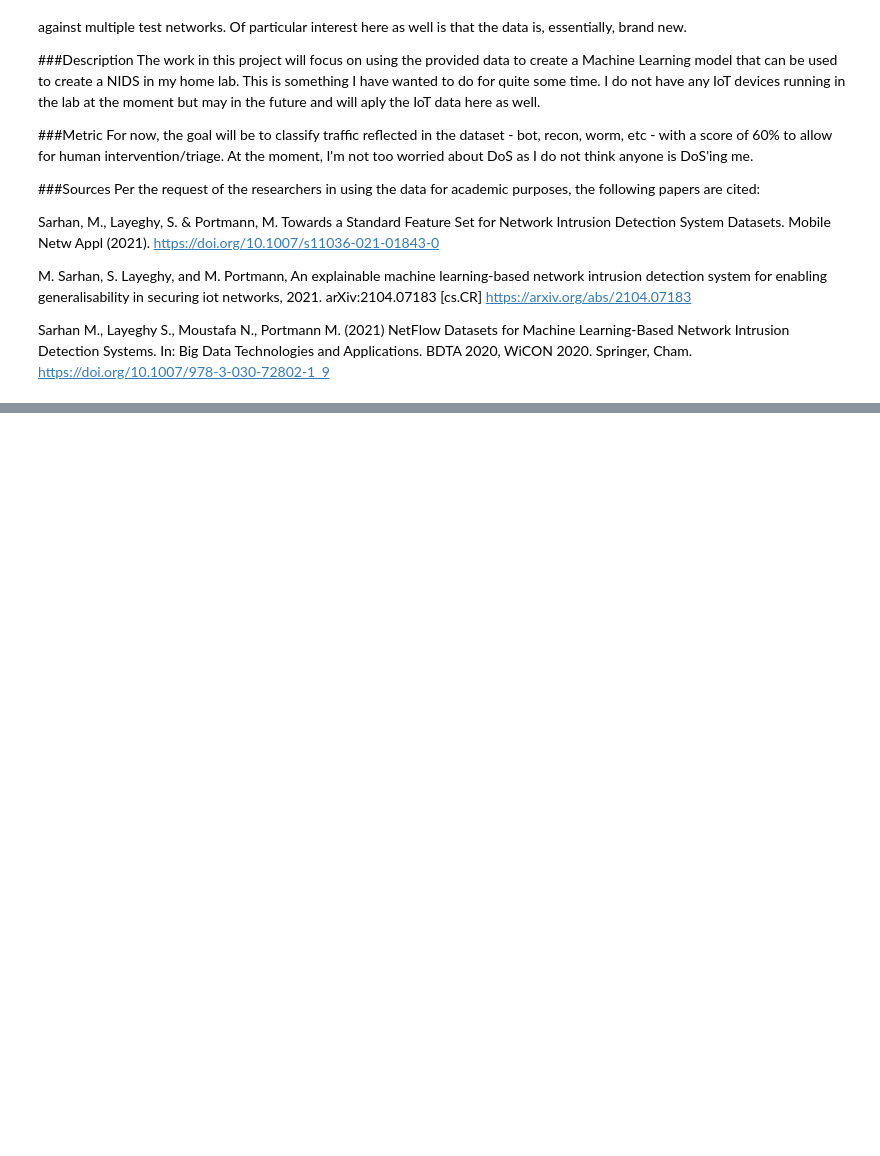
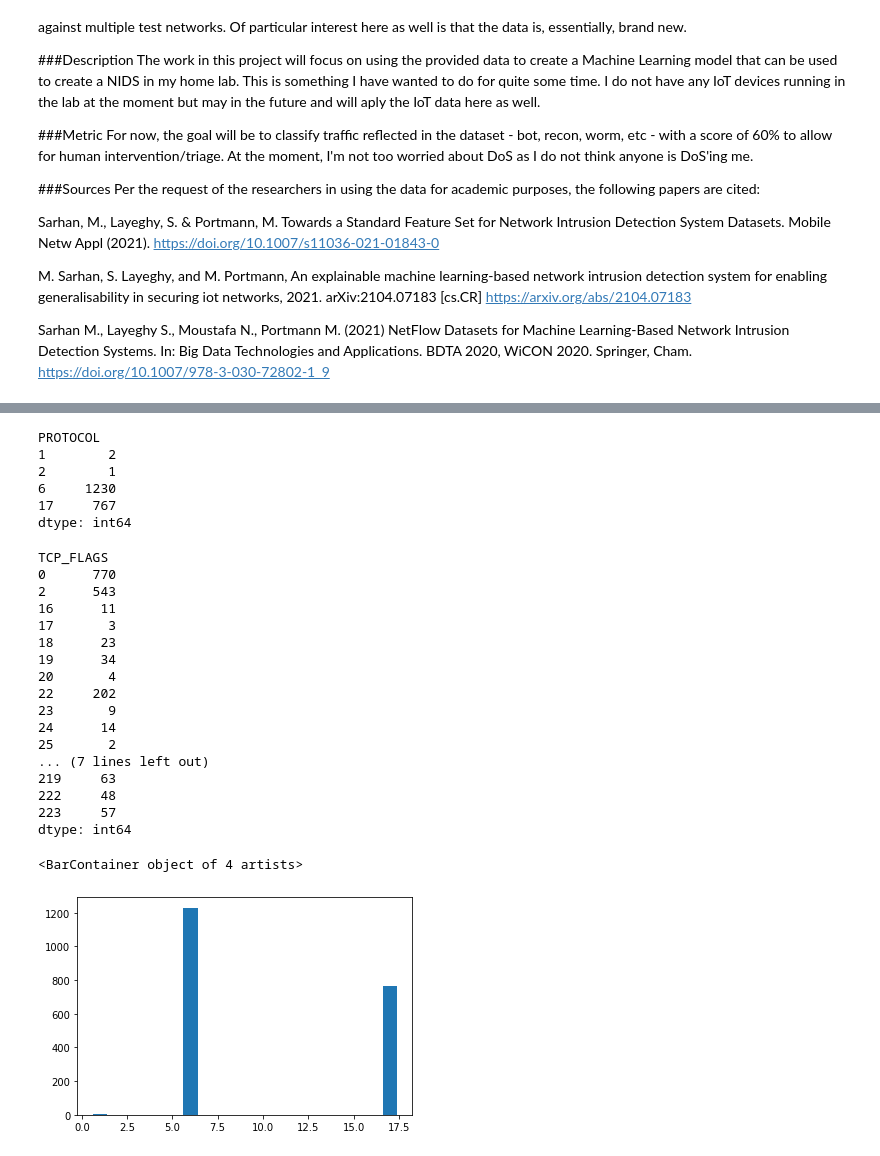
Before and after one commit to vanderbilt-ml/51-boyce-mlproj-NIDS, a Jupyter notebook: NIDS.ipynb, the cells around one changed output, grey strips where cells are left out. Drawn from its saved outputs; the diff is of its cells as text; code cells hidden in the pictures; blank space fills up the shorter version.

```diff
--- a/NIDS.ipynb
+++ b/NIDS.ipynb
@@ -29,0 +141,50 @@ Downloading nfuqnidsv2-network-intrusion-detection-dataset.zip to /root
+# %%
+#visualize PROTOCOL and TCP FLAGS
+proto = transactions['PROTOCOL'].value_counts()
+#plt.pie(proto, labels=proto.index, shadow = True)
+
+src_port = transactions['L4_SRC_PORT'].value_counts()
+#plt.pie(src_port, labels=src_port.index, shadow = True)
+#plt.scatter(x=transactions['L4_SRC_PORT'], y=transactions['PROTOCOL'])
+tcp_flags = transactions['TCP_FLAGS'].value_counts()
+
+#plt.scatter(x=transactions['TCP_FLAGS'], y=transactions['PROTOCOL'])
+#tcp flag as 0 means not TCP
+#what this shows is that when TCP flags are 0, the corresponding protocol is not TCP(UDP)
+
+protos = transactions.groupby(['PROTOCOL']).size()
+display(protos)
+tcp_fls = transactions.groupby(['TCP_FLAGS']).size()
+display(tcp_fls)
+
+plt.bar(proto.index, proto.values, width=0.8)
+
+#plt.scatter(x=transactions['TCP_FLAGS'], y=transactions['PROTOCOL'])
+#tcp flag as 0 means not TCP
+#what this shows is that when TCP flags are 0, the corresponding protocol is not TCP(UDP)
+# %% [output]
+PROTOCOL
+1        2
+2        1
+6     1230
+17     767
+dtype: int64
+TCP_FLAGS
+0      770
+2      543
+16      11
+17       3
+18      23
+19      34
+20       4
+22     202
+23       9
+24      14
+25       2
+... (7 lines left out)
+219     63
+222     48
+223     57
+dtype: int64
+<BarContainer object of 4 artists>
+[figure, added]
```
Also changed, not shown: parts of 11 cells of this notebook.
